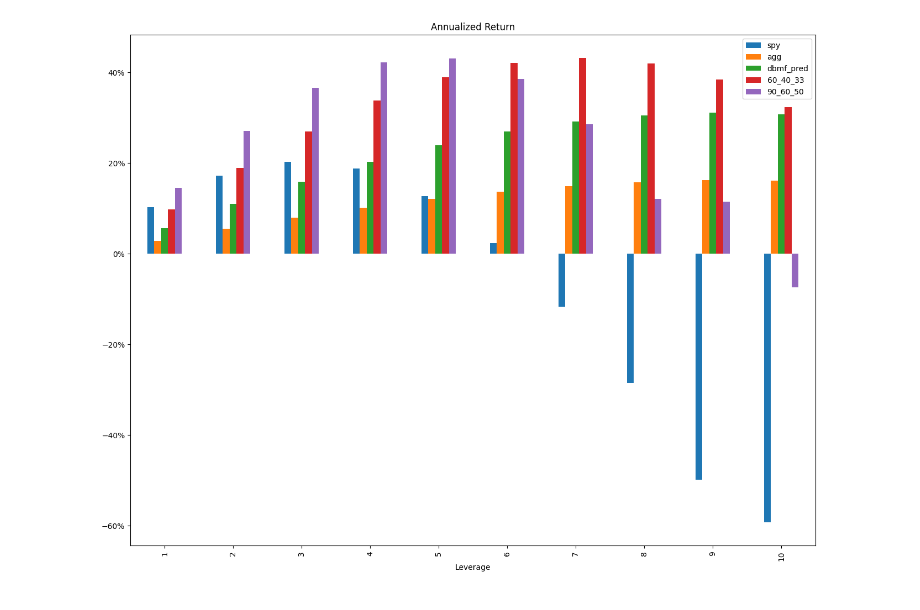
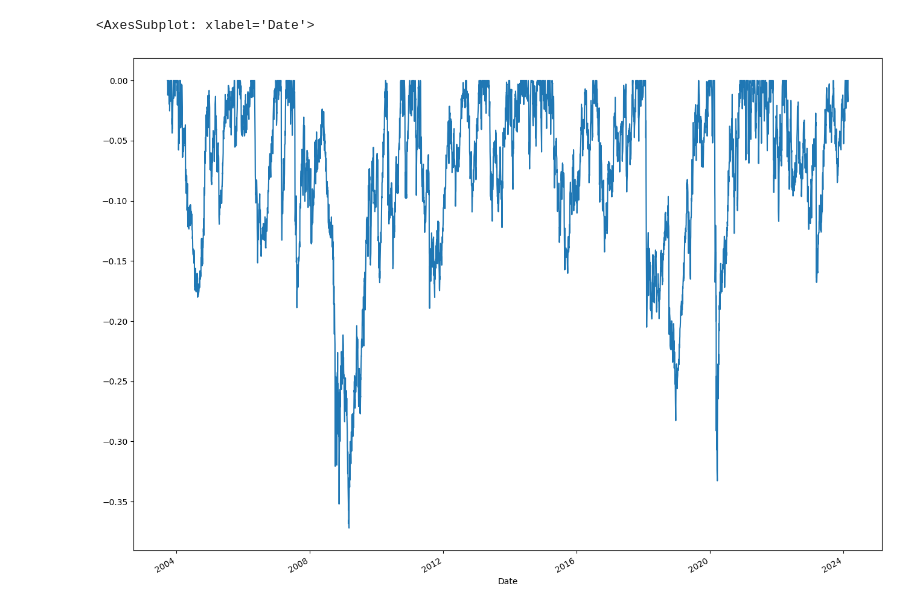
Before and after one commit to chiaolun/market-timing, a Jupyter notebook: Simple Diversification.ipynb, the cells around one changed output. Drawn from its saved outputs; the diff is of its cells as text; code cells hidden in the pictures.

```diff
--- a/Simple Diversification.ipynb
+++ b/Simple Diversification.ipynb
@@ -104,0 +98,4 @@ rets.add(1).cumprod().plot(logy=True)
+# %%
+stds = rets[["spy", "agg", "dbmf_proxy"]].std()
+stds /= stds["spy"]
+stds
@@ -104,0 +107,7 @@ rets.add(1).cumprod().plot(logy=True)
+# %%
+weights = stats.dirichlet.rvs([1, 1, 1], 50)
+weights /= (((weights * stds.values)**2).sum(axis=1)**0.5)[:, None]
+
+labels = [f"{a * 100:03.0f}_{b * 100:03.0f}_{c * 100:03.0f}" for a, b, c in weights]
+weights = pd.DataFrame(weights, index=labels, columns=["spy", "agg", "dbmf_proxy"])
+weights
@@ -105,2 +132,5 @@ rets.add(1).cumprod().plot(logy=True)
+# %%
+leverage_cost = (weights.sum(axis=1) - 1).to_frame().dot(borrow.to_frame().T).T
+port_rets = rets[["spy", "agg", "dbmf_proxy"]].dot(weights.T) - leverage_cost
 # %%
 sharpe = lambda xs: xs.mean() / xs.std() * 250**0.5
@@ -124,0 +137,4 @@ dtype: float64
+# %%
+port_sharpes = sharpe(port_rets).sort_values()
+best_port = port_sharpes.index[-1]
+port_sharpes
@@ -125,2 +175,7 @@ dtype: float64
+# %%
+port_rets[best_port].add(1).cumprod().transform(lambda xs: xs / xs.cummax() - 1).plot()
+# %% [output]
+<AxesSubplot: xlabel='Date'>
+[figure, added]
 # %%
 def logret(r):
@@ -128,9 +182,0 @@ def logret(r):
-# %%
-ax = (
-    pd.concat([-logret(l * rets).rename(l) for l in range(1, 11)], axis=1)
-    .T.plot.bar(title="Annualized Return")
-)
-ax.yaxis.set_major_formatter(ticker.PercentFormatter(1.0))
-ax.set_xlabel("Leverage");
-# %% [output]
-[figure, removed]
```
Also changed, not shown: parts of 24 cells of this notebook.
